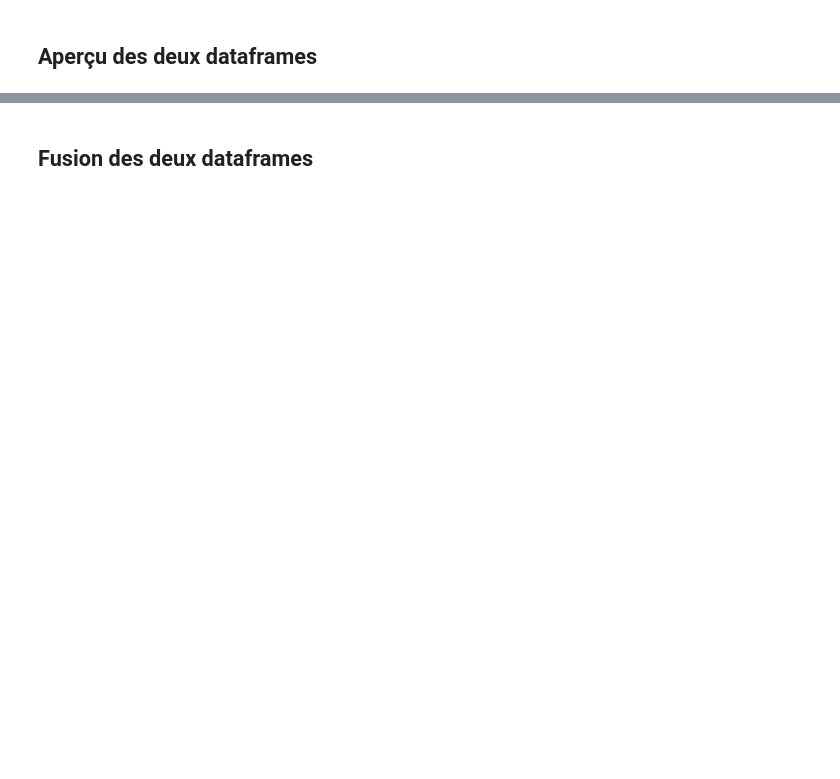
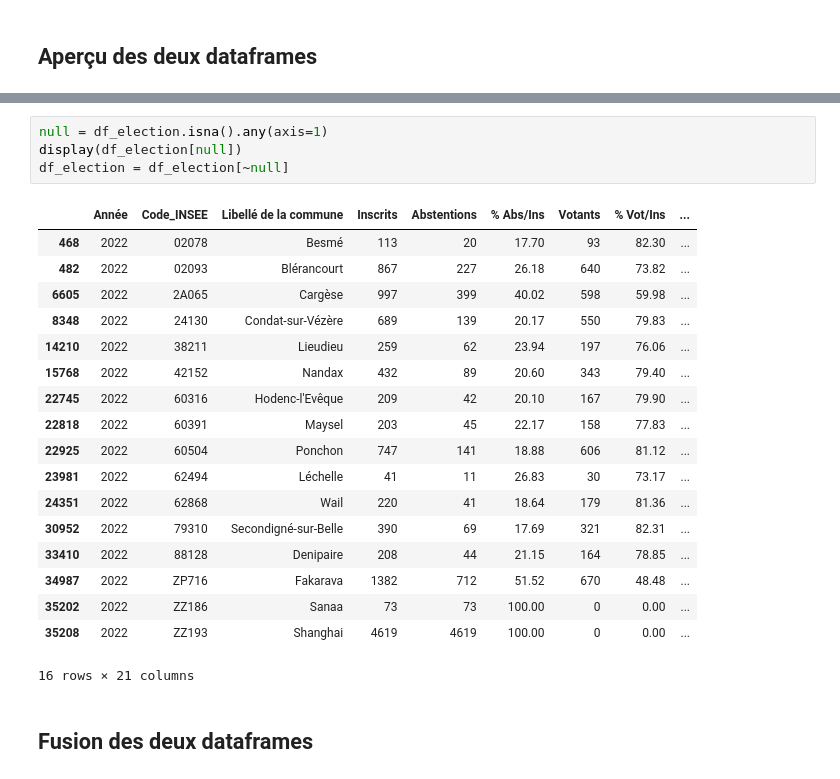
Before and after one commit to AlexandreCrestien/political-prediction, a Jupyter notebook: data/full_df_final.ipynb, the cells around one changed output, grey strips where cells are left out. Drawn from its saved outputs; the diff is of its cells as text; blank space fills up the shorter version.

```diff
--- a/data/full_df_final.ipynb
+++ b/data/full_df_final.ipynb
@@ -15,3 +75,26 @@ display(df_insee_2022)
+# %%
+null = df_election.isna().any(axis=1)
+display(df_election[null])
+df_election = df_election[~null]
+# %% [output]
+|  | Année | Code_INSEE | Libellé de la commune | Inscrits | Abstentions | % Abs/Ins | Votants | % Vot/Ins | ... |
+| 468 | 2022 | 02078 | Besmé | 113 | 20 | 17.70 | 93 | 82.30 | ... |
+| 482 | 2022 | 02093 | Blérancourt | 867 | 227 | 26.18 | 640 | 73.82 | ... |
+| 6605 | 2022 | 2A065 | Cargèse | 997 | 399 | 40.02 | 598 | 59.98 | ... |
+| 8348 | 2022 | 24130 | Condat-sur-Vézère | 689 | 139 | 20.17 | 550 | 79.83 | ... |
+| 14210 | 2022 | 38211 | Lieudieu | 259 | 62 | 23.94 | 197 | 76.06 | ... |
+| 15768 | 2022 | 42152 | Nandax | 432 | 89 | 20.60 | 343 | 79.40 | ... |
+| 22745 | 2022 | 60316 | Hodenc-l'Evêque | 209 | 42 | 20.10 | 167 | 79.90 | ... |
+| 22818 | 2022 | 60391 | Maysel | 203 | 45 | 22.17 | 158 | 77.83 | ... |
+| 22925 | 2022 | 60504 | Ponchon | 747 | 141 | 18.88 | 606 | 81.12 | ... |
+| 23981 | 2022 | 62494 | Léchelle | 41 | 11 | 26.83 | 30 | 73.17 | ... |
+| 24351 | 2022 | 62868 | Wail | 220 | 41 | 18.64 | 179 | 81.36 | ... |
+| 30952 | 2022 | 79310 | Secondigné-sur-Belle | 390 | 69 | 17.69 | 321 | 82.31 | ... |
+| 33410 | 2022 | 88128 | Denipaire | 208 | 44 | 21.15 | 164 | 78.85 | ... |
+| 34987 | 2022 | ZP716 | Fakarava | 1382 | 712 | 51.52 | 670 | 48.48 | ... |
+| 35202 | 2022 | ZZ186 | Sanaa | 73 | 73 | 100.00 | 0 | 0.00 | ... |
+| 35208 | 2022 | ZZ193 | Shanghai | 4619 | 4619 | 100.00 | 0 | 0.00 | ... |
+16 rows × 21 columns
 # %% [markdown]
 ## Fusion des deux dataframes
 # %%
```
Also changed, not shown: parts of 8 cells of this notebook.
